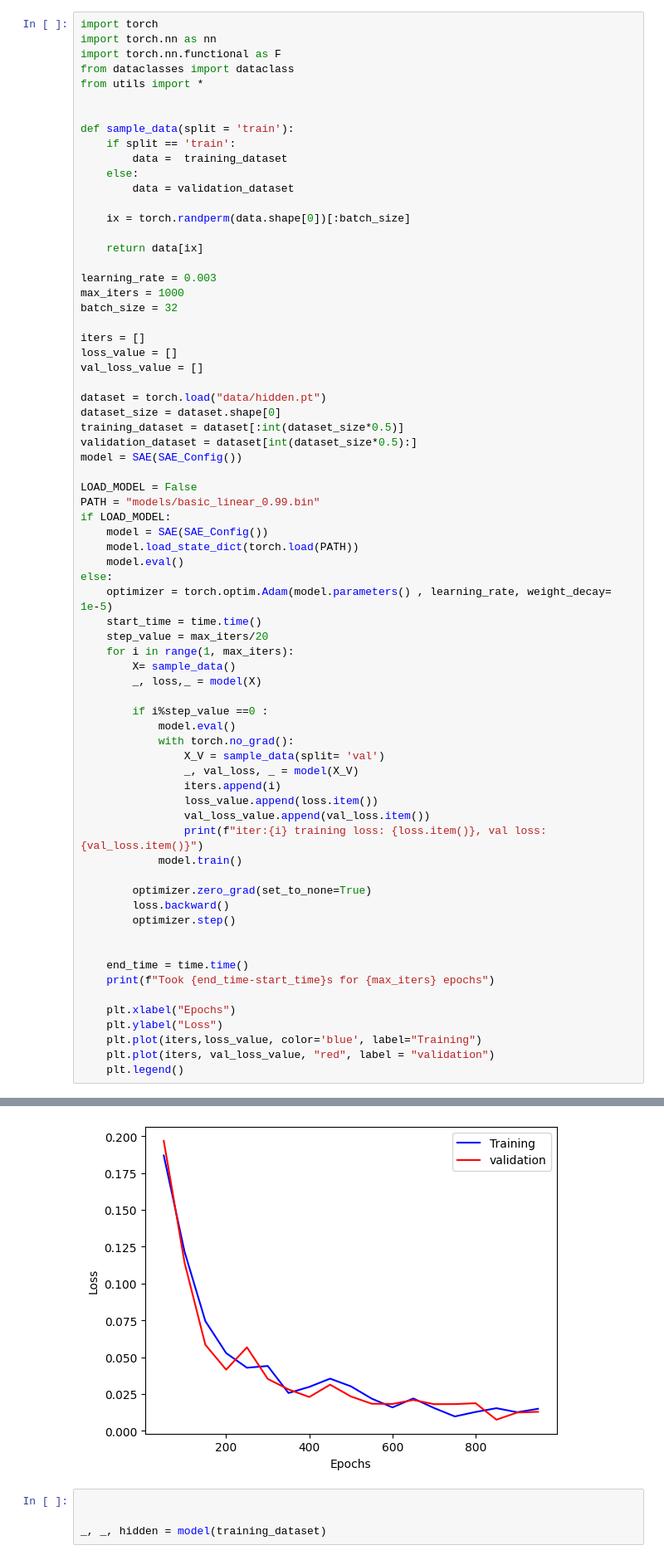
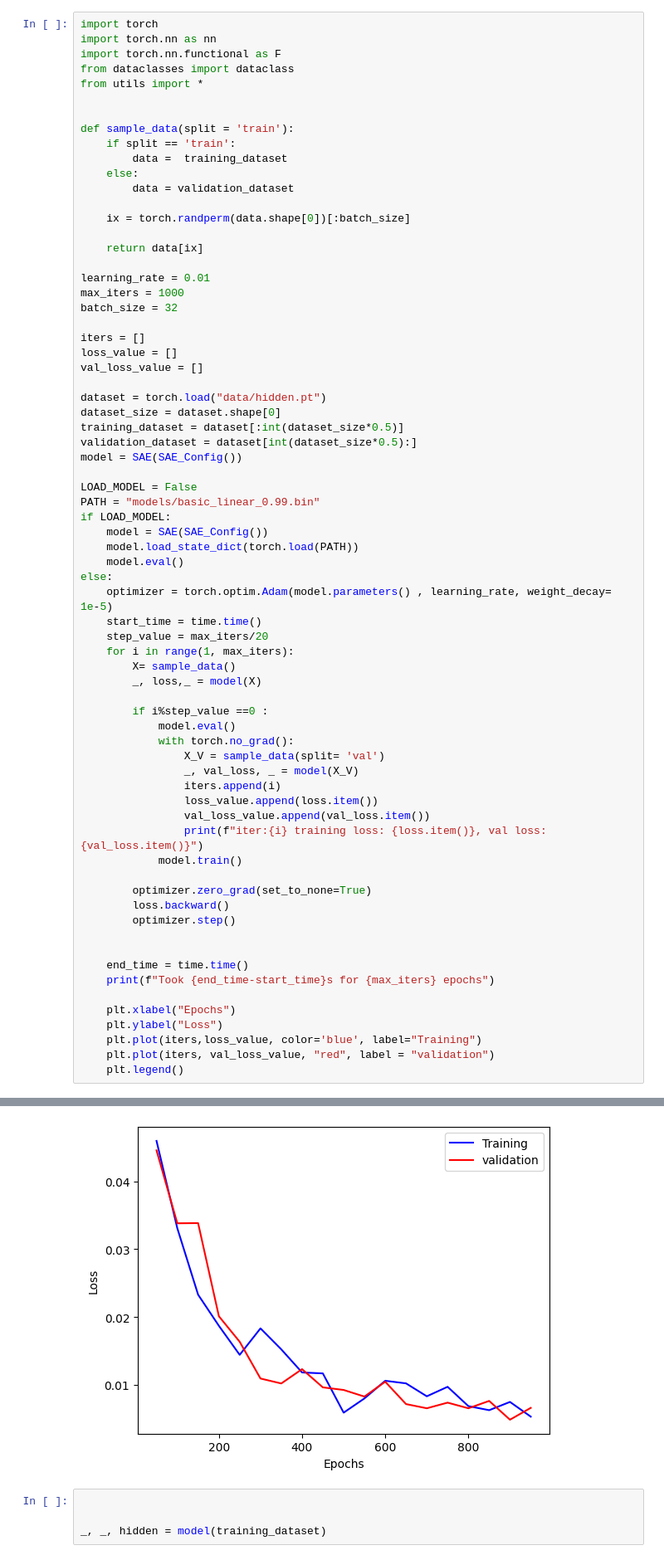
Before and after one commit to pavanyellow/toy-autoencoder, a Jupyter notebook: autoencoder.ipynb, the cells around one changed output, grey strips where cells are left out. Shown at 83% size. Saved outputs shown, nothing was run; the diff lists cells and outputs as text.

```diff
--- a/autoencoder.ipynb
+++ b/autoencoder.ipynb
@@ -16,7 +16,7 @@ def sample_data(split = 'train'):
 
     return data[ix]
 
-learning_rate = 0.003
+learning_rate = 0.01
 max_iters = 1000
 batch_size = 32
 
@@ -92,4 +92,4 @@ Took 2.204888105392456s for 1000 epochs
-[figure, old version]
+[figure, new version]
 # %%
 
 
```
Also changed, not shown: parts of 6 cells of this notebook, 5 other files.
